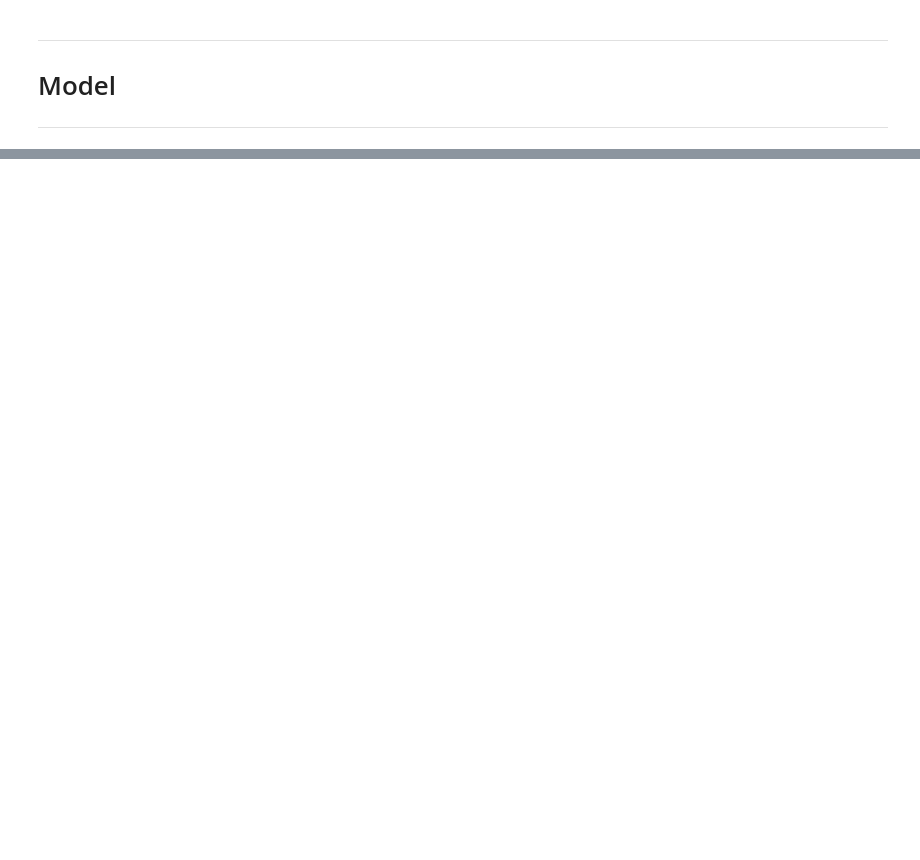
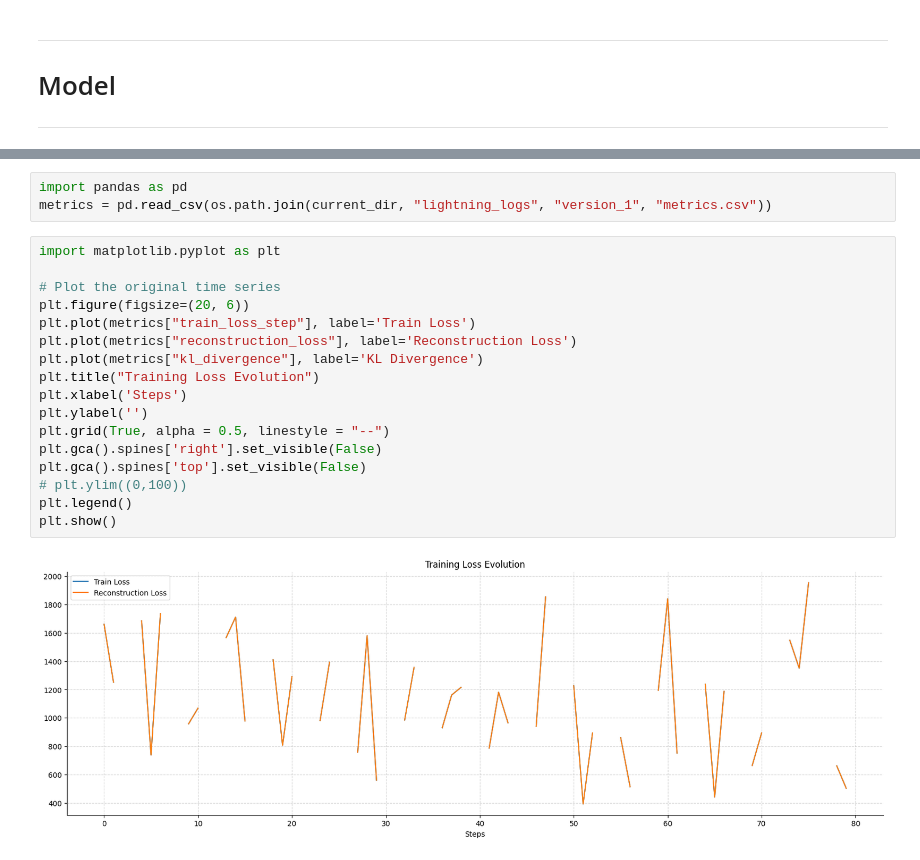
Before and after one commit to kruuZHAW/porosity_reconstruction, a Jupyter notebook: notebooks/sandbox.ipynb, the cells around one changed output, grey strips where cells are left out. Cells and saved outputs as stored; diff of their text form; blank space fills up the shorter version.

```diff
--- a/notebooks/sandbox.ipynb
+++ b/notebooks/sandbox.ipynb
@@ -137,0 +239,22 @@ if __name__ == "__main__":
+# %%
+import pandas as pd
+metrics = pd.read_csv(os.path.join(current_dir, "lightning_logs", "version_1", "metrics.csv"))
+# %%
+import matplotlib.pyplot as plt
+
+# Plot the original time series
+plt.figure(figsize=(20, 6))
+plt.plot(metrics["train_loss_step"], label='Train Loss')
+plt.plot(metrics["reconstruction_loss"], label='Reconstruction Loss')
+plt.plot(metrics["kl_divergence"], label='KL Divergence')
+plt.title("Training Loss Evolution")
+plt.xlabel('Steps')
+plt.ylabel('')
+plt.grid(True, alpha = 0.5, linestyle = "--")
+plt.gca().spines['right'].set_visible(False)
+plt.gca().spines['top'].set_visible(False)
+# plt.ylim((0,100))
+plt.legend()
+plt.show()
+# %% [output]
+[figure, added]
```
Also changed, not shown: parts of 11 cells of this notebook, 3 other files.
